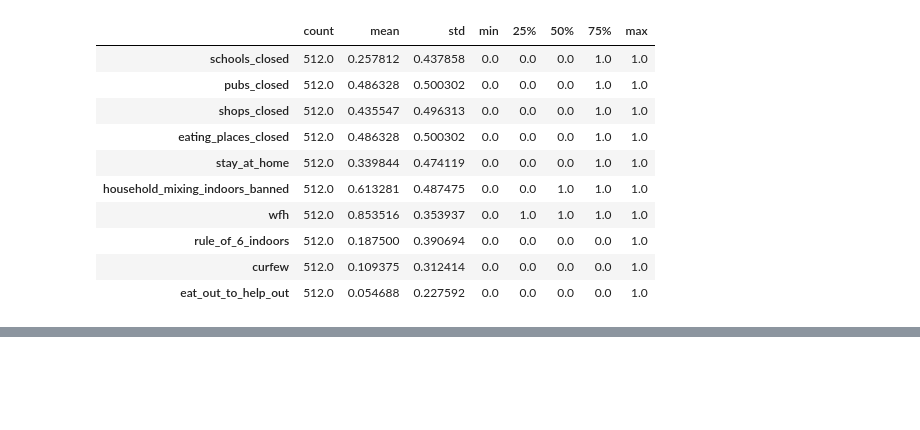
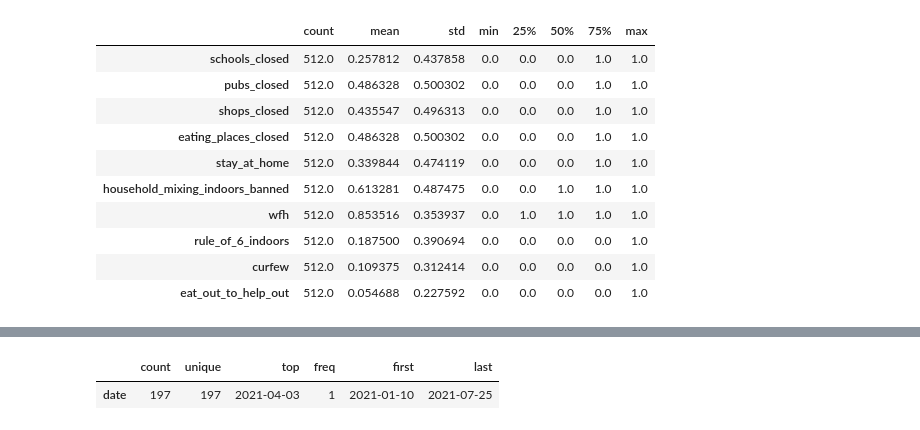
Before and after one commit to montgoz007/corona-modelling, a Jupyter notebook: EDA.ipynb, the cells around one changed output, grey strips where cells are left out. Saved outputs shown, nothing was run; the diff lists cells and outputs as text; code cells hidden in the pictures; blank space fills up the shorter version.

```diff
--- a/EDA.ipynb
+++ b/EDA.ipynb
@@ -178,0 +208,3 @@ restrictions_data.describe().T
+# %%
+df.describe(include=['datetime']).T
+# %% [output]
@@ -178,0 +212,2 @@ restrictions_data.describe().T
+|  | count | unique | top | freq | first | last |
+| date | 197 | 197 | 2021-04-03 | 1 | 2021-01-10 | 2021-07-25 |
```
Also changed, not shown: parts of 6 cells of this notebook.
